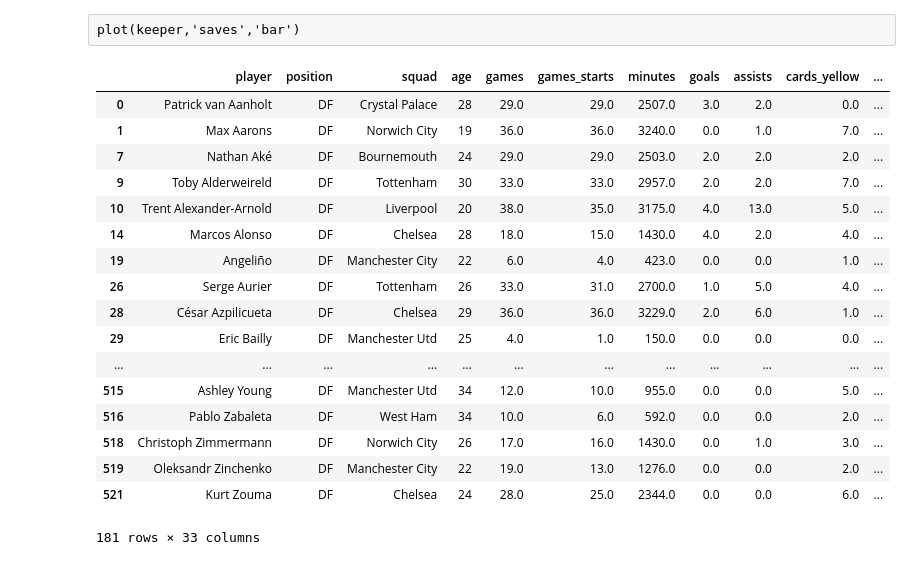
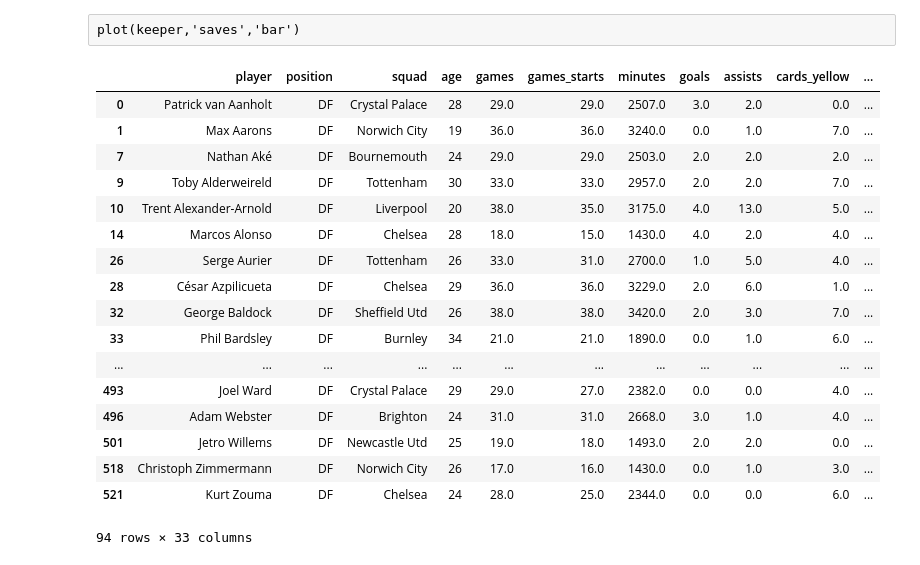
Before and after one commit to sidthakur08/fpl_explore, a Jupyter notebook: explore.ipynb, the cells around one changed output. Cells and saved outputs as stored; diff of their text form; code cells hidden in the pictures.

```diff
--- a/explore.ipynb
+++ b/explore.ipynb
@@ -157,26 +260,27 @@ plot(keeper,'shots_on_target_against','bar')
 plot(keeper,'saves','bar')
 # %%
 defenders = out[out['position']=='DF']
+defenders = defenders[defenders['minutes']>=1350]
 defenders
 # %% [output]
 |  | player | position | squad | age | games | games_starts | minutes | goals | assists | cards_yellow | ... |
 | 0 | Patrick van Aanholt | DF | Crystal Palace | 28 | 29.0 | 29.0 | 2507.0 | 3.0 | 2.0 | 0.0 | ... |
 | 1 | Max Aarons | DF | Norwich City | 19 | 36.0 | 36.0 | 3240.0 | 0.0 | 1.0 | 7.0 | ... |
 | 7 | Nathan Aké | DF | Bournemouth | 24 | 29.0 | 29.0 | 2503.0 | 2.0 | 2.0 | 2.0 | ... |
 | 9 | Toby Alderweireld | DF | Tottenham | 30 | 33.0 | 33.0 | 2957.0 | 2.0 | 2.0 | 7.0 | ... |
 | 10 | Trent Alexander-Arnold | DF | Liverpool | 20 | 38.0 | 35.0 | 3175.0 | 4.0 | 13.0 | 5.0 | ... |
 | 14 | Marcos Alonso | DF | Chelsea | 28 | 18.0 | 15.0 | 1430.0 | 4.0 | 2.0 | 4.0 | ... |
-| 19 | Angeliño | DF | Manchester City | 22 | 6.0 | 4.0 | 423.0 | 0.0 | 0.0 | 1.0 | ... |
 | 26 | Serge Aurier | DF | Tottenham | 26 | 33.0 | 31.0 | 2700.0 | 1.0 | 5.0 | 4.0 | ... |
 | 28 | César Azpilicueta | DF | Chelsea | 29 | 36.0 | 36.0 | 3229.0 | 2.0 | 6.0 | 1.0 | ... |
-| 29 | Eric Bailly | DF | Manchester Utd | 25 | 4.0 | 1.0 | 150.0 | 0.0 | 0.0 | 0.0 | ... |
+| 32 | George Baldock | DF | Sheffield Utd | 26 | 38.0 | 38.0 | 3420.0 | 2.0 | 3.0 | 7.0 | ... |
+| 33 | Phil Bardsley | DF | Burnley | 34 | 21.0 | 21.0 | 1890.0 | 0.0 | 1.0 | 6.0 | ... |
 | ... | ... | ... | ... | ... | ... | ... | ... | ... | ... | ... | ... |
-| 515 | Ashley Young | DF | Manchester Utd | 34 | 12.0 | 10.0 | 955.0 | 0.0 | 0.0 | 5.0 | ... |
-| 516 | Pablo Zabaleta | DF | West Ham | 34 | 10.0 | 6.0 | 592.0 | 0.0 | 0.0 | 2.0 | ... |
+| 493 | Joel Ward | DF | Crystal Palace | 29 | 29.0 | 27.0 | 2382.0 | 0.0 | 0.0 | 4.0 | ... |
+| 496 | Adam Webster | DF | Brighton | 24 | 31.0 | 31.0 | 2668.0 | 3.0 | 1.0 | 4.0 | ... |
+| 501 | Jetro Willems | DF | Newcastle Utd | 25 | 19.0 | 18.0 | 1493.0 | 2.0 | 2.0 | 0.0 | ... |
 | 518 | Christoph Zimmermann | DF | Norwich City | 26 | 17.0 | 16.0 | 1430.0 | 0.0 | 1.0 | 3.0 | ... |
-| 519 | Oleksandr Zinchenko | DF | Manchester City | 22 | 19.0 | 13.0 | 1276.0 | 0.0 | 0.0 | 2.0 | ... |
 | 521 | Kurt Zouma | DF | Chelsea | 24 | 28.0 | 25.0 | 2344.0 | 0.0 | 0.0 | 6.0 | ... |
-181 rows × 33 columns
+94 rows × 33 columns
 # %%
 defenders.columns
 # %% [output]
```
Also changed, not shown: parts of 35 cells of this notebook, 4 other files.
